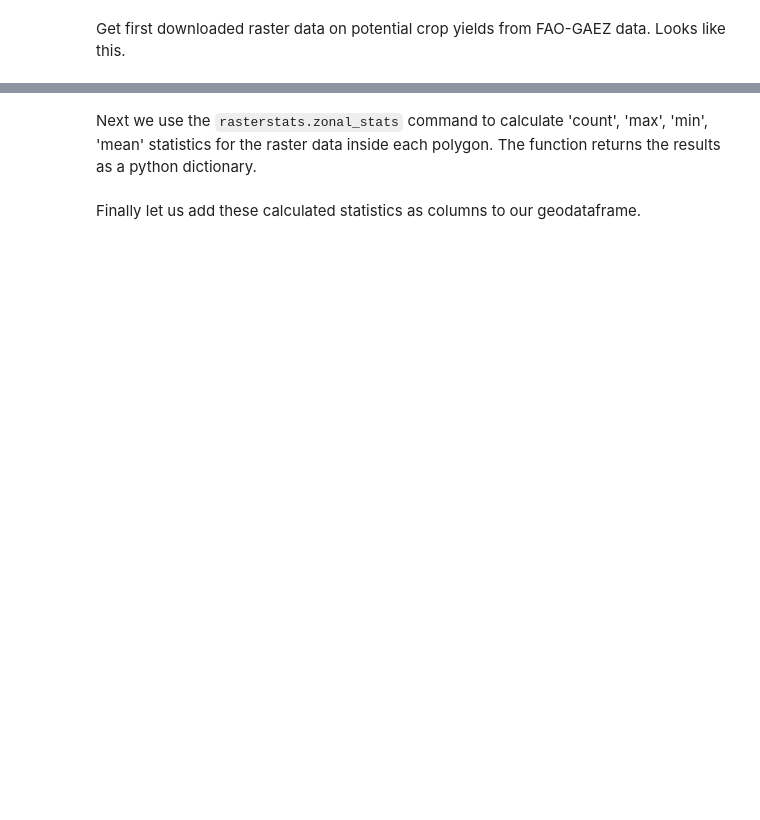
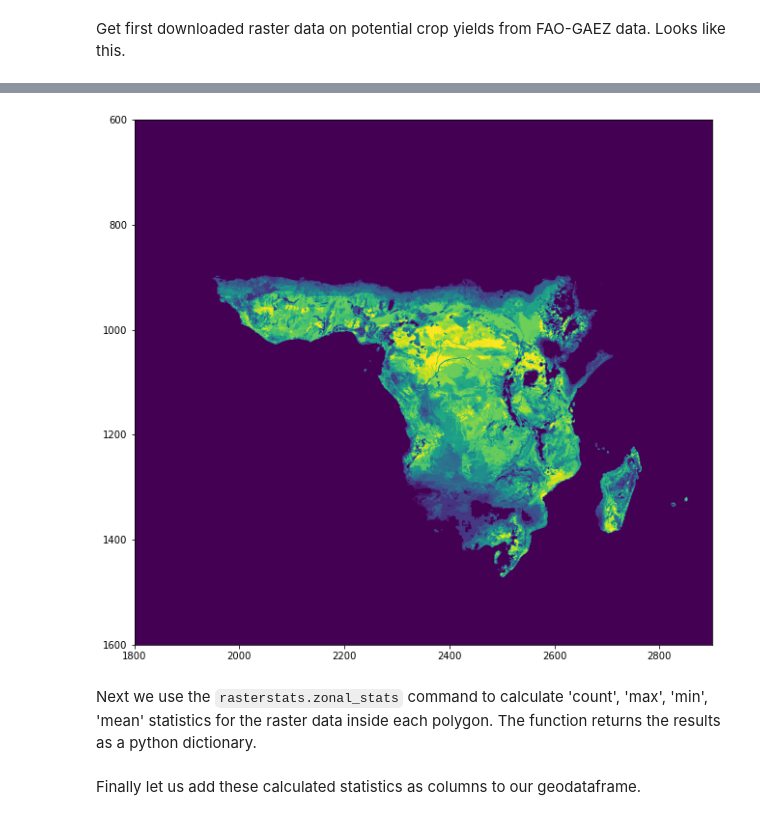
Before and after one commit to jhconning/DevII, a Jupyter notebook: notebooks/Fenske.ipynb, the cells around one changed output, grey strips where cells are left out. Drawn from its saved outputs; the diff is of its cells as text; code cells hidden in the pictures; blank space fills up the shorter version.

```diff
--- a/notebooks/Fenske.ipynb
+++ b/notebooks/Fenske.ipynb
@@ -19,9 +19,6 @@ Broad outline:
 # %%
 import pandas as pd
 import geopandas as gpd
-import folium
-from folium.plugins import MarkerCluster
+import ipyleaflet as ilf
 import matplotlib.pyplot as plt
-import seaborn as sns
 from zipfile import ZipFile
-plt.style.use('bmh')
@@ -111,9 +103,13 @@ Get first downloaded raster data on potential crop yields from FAO-GAEZ data.  L
 # %%
-wheat = rasterio.open("res02_crav6190h_whea000a_yld.tif")
+#wheat_tif = "res02_crav6190h_whea000a_yld.tif"
+wheat_tif = "sxHr_rcd.tif"
+wheat = rasterio.open(wheat_tif)
 plt.figure(figsize=(12,10))
 plt.xlim(1800,2900)
 plt.ylim(1600,600)
-rioplot.show(wheat);
+plt.imshow(wheat.read(1));
+# %% [output]
+[figure, added]
 # %% [markdown]
 Next we use the `rasterstats.zonal_stats` command to calculate 'count', 'max', 'min', 'mean' statistics for the raster data inside each polygon. The function returns the results as a python dictionary.
 # %%
```
Also changed, not shown: parts of 39 cells of this notebook, 1 other file.
